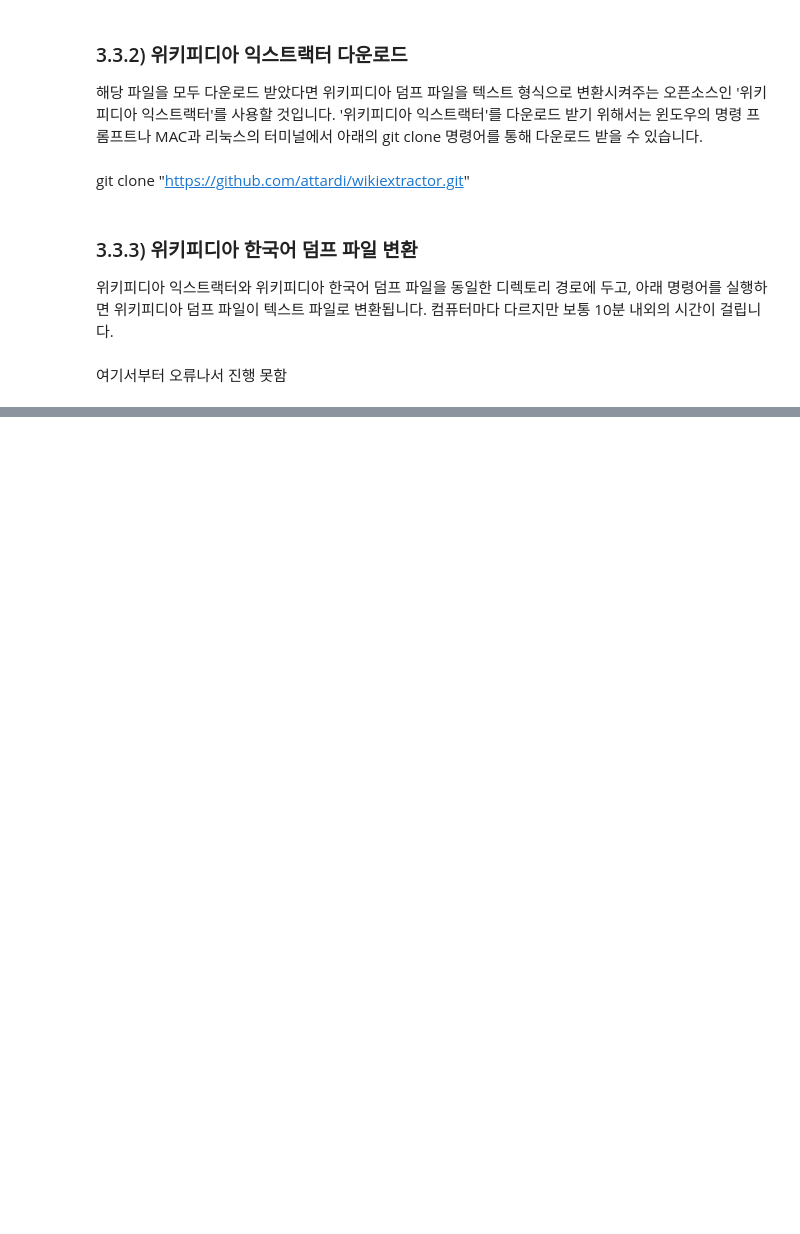
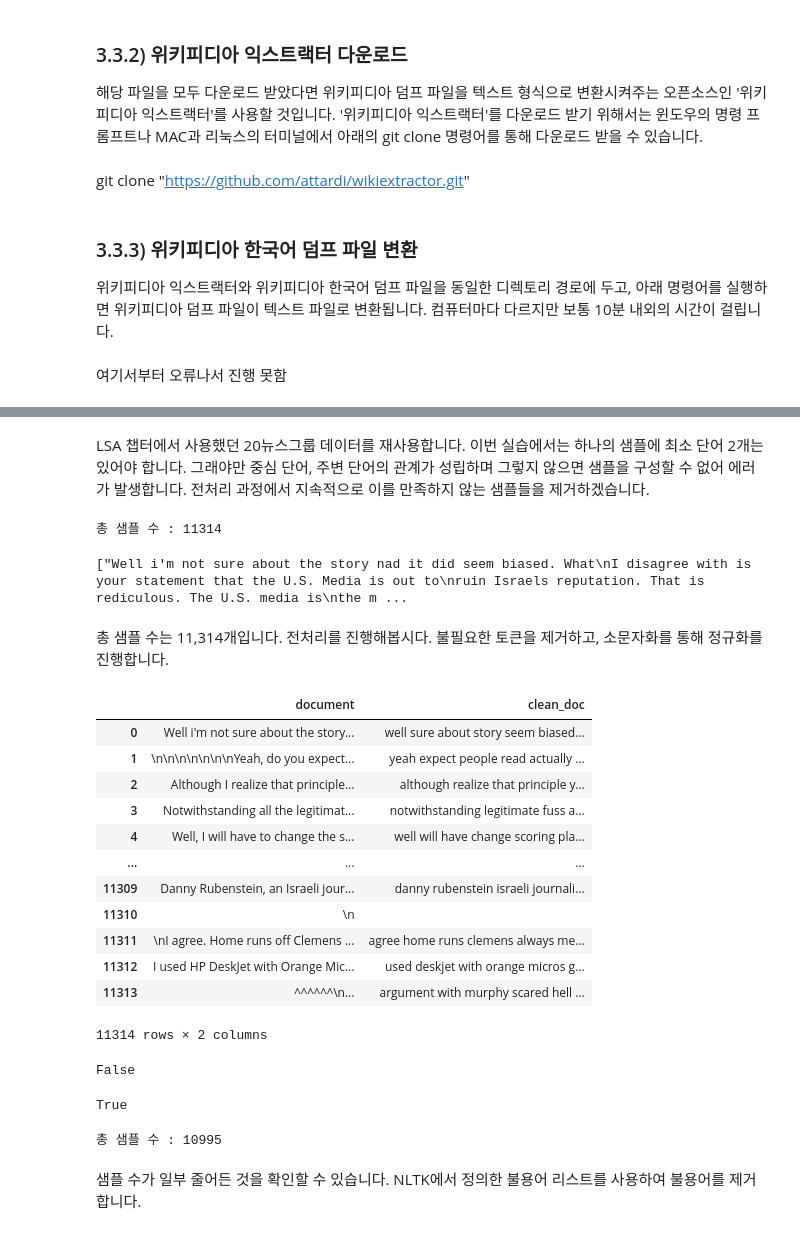
Before and after one commit to mrjjo18/study, a Jupyter notebook: NLP_scratch_with_DeepLearning/10.word_embedding.ipynb, the cells around one changed output, grey strips where cells are left out. Saved outputs shown, nothing was run; the diff lists cells and outputs as text; code cells hidden in the pictures; blank space fills up the shorter version.

```diff
--- a/NLP_scratch_with_DeepLearning/10.word_embedding.ipynb
+++ b/NLP_scratch_with_DeepLearning/10.word_embedding.ipynb
@@ -413,0 +471,56 @@ git clone "https://github.com/attardi/wikiextractor.git"
+# %% [markdown]
+LSA 챕터에서 사용했던 20뉴스그룹 데이터를 재사용합니다. 이번 실습에서는 하나의 샘플에 최소 단어 2개는 있어야 합니다. 그래야만 중심 단어, 주변 단어의 관계가 성립하며 그렇지 않으면 샘플을 구성할 수 없어 에러가 발생합니다. 전처리 과정에서 지속적으로 이를 만족하지 않는 샘플들을 제거하겠습니다.
+# %%
+dataset = fetch_20newsgroups(shuffle=True, random_state=1, remove=('headers', 'footers', 'quotes'))
+documents = dataset.data
+print('총 샘플 수 :',len(documents))
+# %% [output]
+총 샘플 수 : 11314
+# %%
+documents[:1]
+# %% [output]
+["Well i'm not sure about the story nad it did seem biased. What\nI disagree with is your statement that the U.S. Media is out to\nruin Israels reputation. That is rediculous. The U.S. media is\nthe m ...
+# %% [markdown]
+총 샘플 수는 11,314개입니다. 전처리를 진행해봅시다. 불필요한 토큰을 제거하고, 소문자화를 통해 정규화를 진행합니다.
+# %%
+news_df = pd.DataFrame({'document':documents})
+# 특수 문자 제거
+news_df['clean_doc'] = news_df['document'].str.replace("[^a-zA-Z]", " ")
+# 길이가 3이하인 단어는 제거 (길이가 짧은 단어 제거)
+news_df['clean_doc'] = news_df['clean_doc'].apply(lambda x: ' '.join([w for w in x.split() if len(w)>3]))
+# 전체 단어에 대한 소문자 변환
+news_df['clean_doc'] = news_df['clean_doc'].apply(lambda x: x.lower())
+# %%
+news_df
+# %% [output]
+|  | document | clean_doc |
+| 0 | Well i'm not sure about the story... | well sure about story seem biased... |
+| 1 | \n\n\n\n\n\n\nYeah, do you expect... | yeah expect people read actually ... |
+| 2 | Although I realize that principle... | although realize that principle y... |
+| 3 | Notwithstanding all the legitimat... | notwithstanding legitimate fuss a... |
+| 4 | Well, I will have to change the s... | well will have change scoring pla... |
+| ... | ... | ... |
+| 11309 | Danny Rubenstein, an Israeli jour... | danny rubenstein israeli journali... |
+| 11310 | \n |  |
+| 11311 | \nI agree. Home runs off Clemens ... | agree home runs clemens always me... |
+| 11312 | I used HP DeskJet with Orange Mic... | used deskjet with orange micros g... |
+| 11313 | ^^^^^^\n... | argument with murphy scared hell ... |
+11314 rows × 2 columns
+# %%
+#check null val
+news_df.isnull().values.any()
+# %% [output]
+False
+# %%
+#check empty val
+news_df.replace("", float("NaN"), inplace=True)
+news_df.isnull().values.any()
+# %% [output]
+True
+# %%
+news_df.dropna(inplace=True)
+print('총 샘플 수 :',len(news_df))
+# %% [output]
+총 샘플 수 : 10995
+# %% [markdown]
+샘플 수가 일부 줄어든 것을 확인할 수 있습니다. NLTK에서 정의한 불용어 리스트를 사용하여 불용어를 제거합니다.
```
Also changed, not shown: parts of 57 cells of this notebook.
